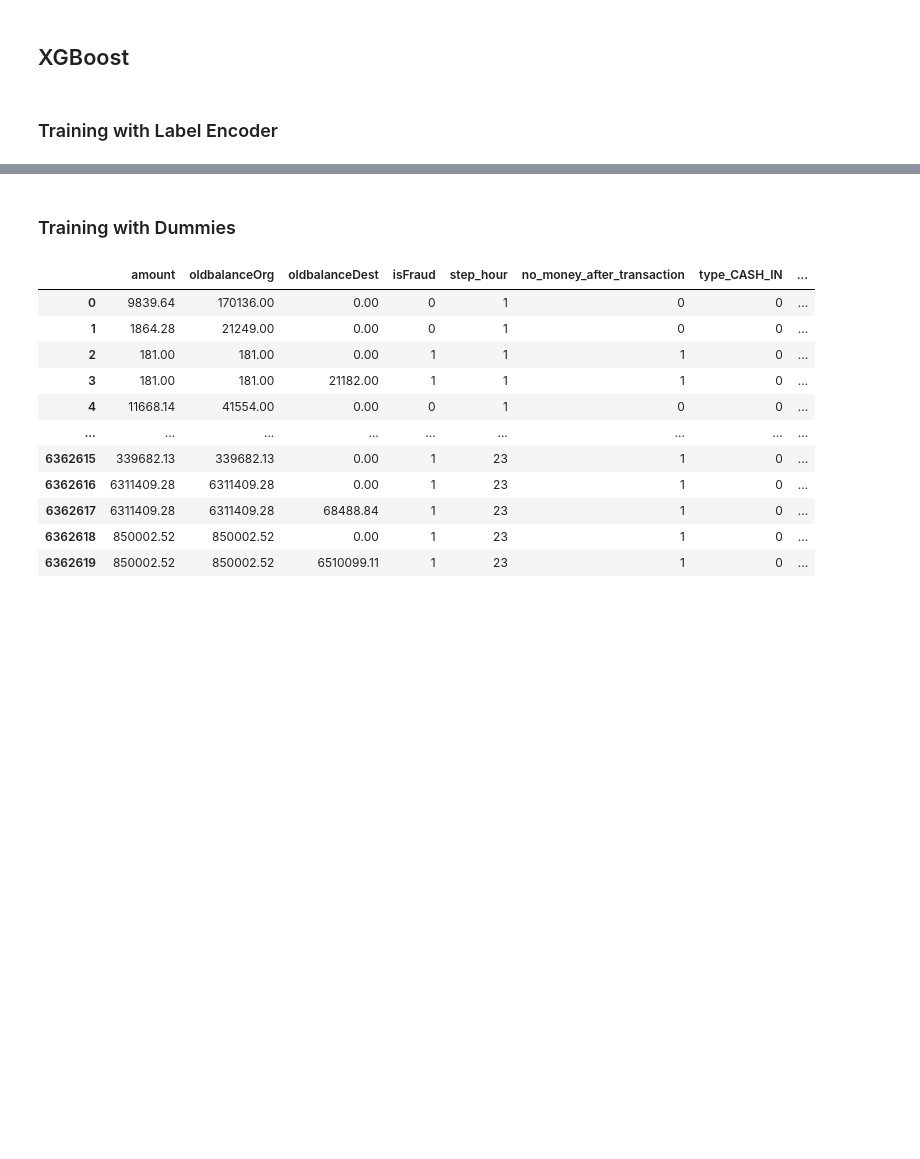
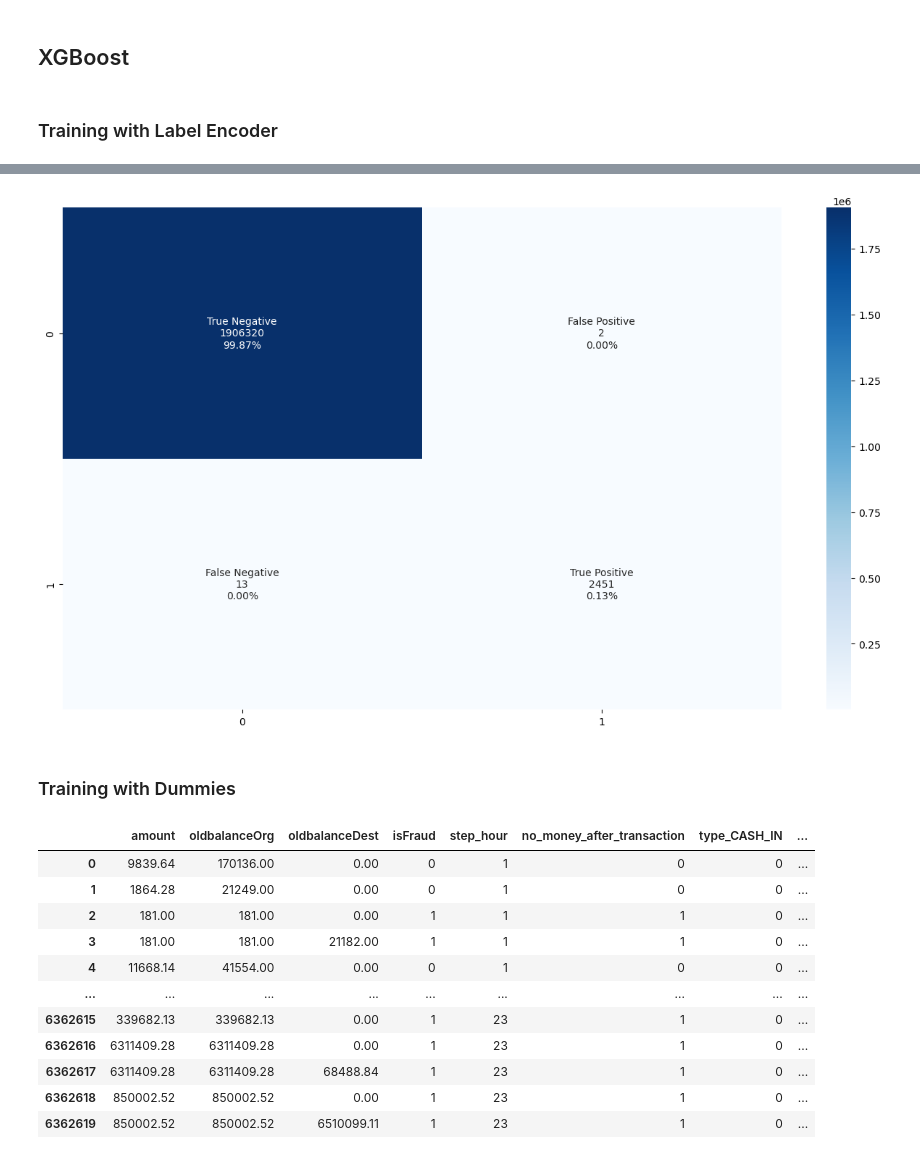
Before and after one commit to AndreNB1702/fraud-classifier, a Jupyter notebook: fraud-classifier.ipynb, the cells around one changed output, grey strips where cells are left out. Cells and saved outputs as stored; diff of their text form; code cells hidden in the pictures; blank space fills up the shorter version.

```diff
--- a/fraud-classifier.ipynb
+++ b/fraud-classifier.ipynb
@@ -389,6 +396,10 @@ Recall Score: 99.47%
 F1 Score: 99.69%
 ROC AUC Score (test): 99.94%
 [figure]
+# %%
+confusion(xgb, X_test_le,y_test_le)
+# %% [output]
+[figure, added]
 # %% [markdown]
 ### Training with Dummies
 # %%
```
Also changed, not shown: parts of 23 cells of this notebook.
